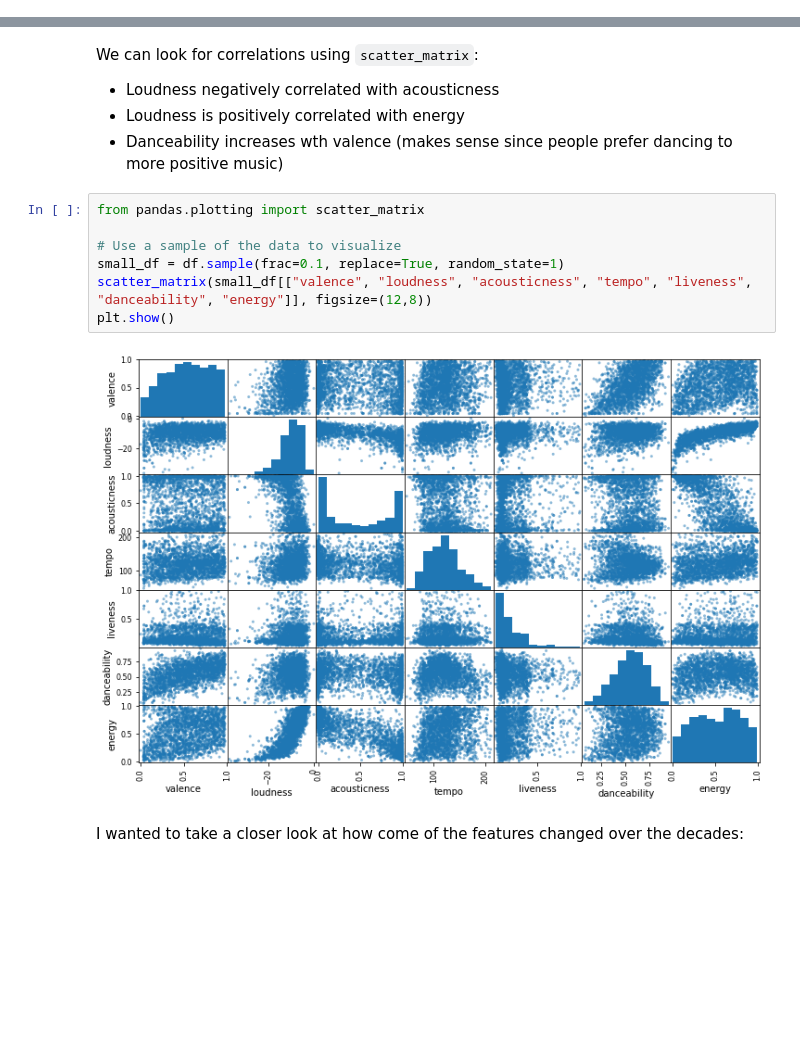
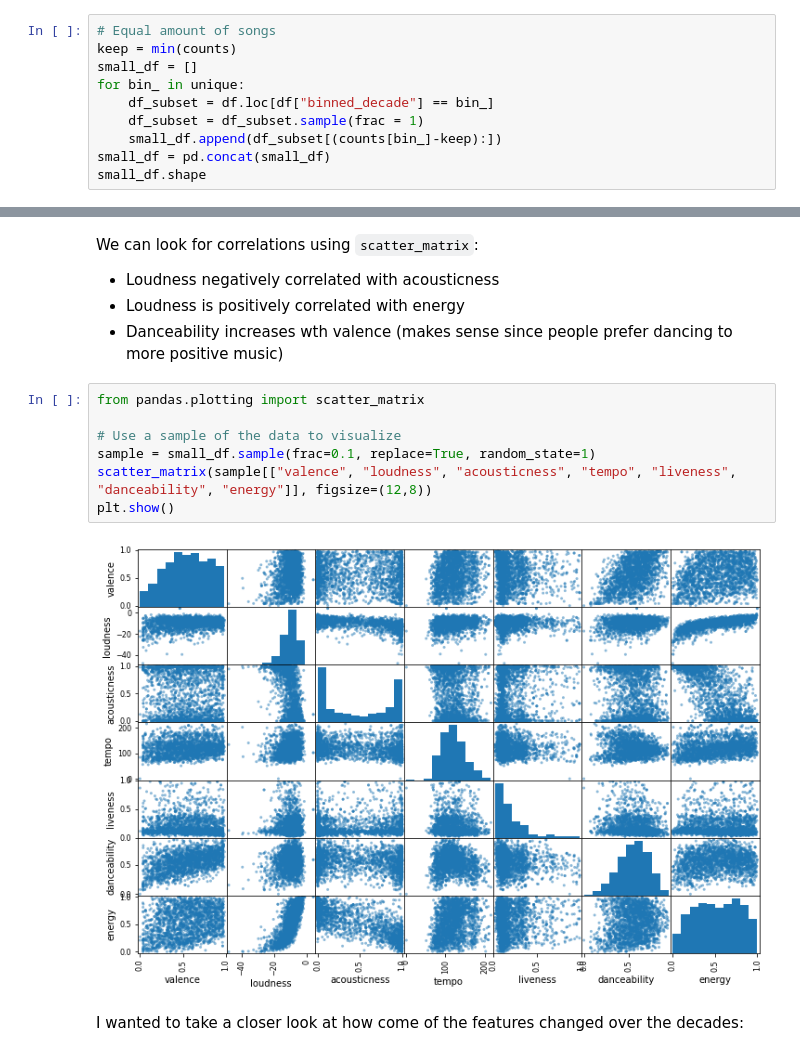
Before and after one commit to ritisha2000/SongClassificationByDecade, a Jupyter notebook: DecadeClassification.ipynb, the cells around one changed output, grey strips where cells are left out. Cells and saved outputs as stored; diff of their text form; blank space fills up the shorter version.

```diff
--- a/DecadeClassification.ipynb
+++ b/DecadeClassification.ipynb
@@ -75,3 +75,13 @@ df
 | 23962 | 5hqYMiXobcaHQxB21rTlzD | Ideal World | 2020 | 0.5890 | 0.745 | 166329 | 0.2960 | 0.009390 | ... |
 | 23963 | 0wAQl7JsYX4PgX3YCBf8RN | Love333 | 2020 | 0.8000 | 0.268 | 189560 | 0.3540 | 0.105000 | ... |
 23964 rows × 19 columns
+# %%
+# Equal amount of songs
+keep = min(counts)
+small_df = []
+for bin_ in unique:
+    df_subset = df.loc[df["binned_decade"] == bin_]
+    df_subset = df_subset.sample(frac = 1)
+    small_df.append(df_subset[(counts[bin_]-keep):])
+small_df = pd.concat(small_df)
+small_df.shape
@@ -100,12 +112,12 @@ We can look for correlations using `scatter_matrix`: <br>
 # %%
 from pandas.plotting import scatter_matrix
 
 # Use a sample of the data to visualize
-small_df = df.sample(frac=0.1, replace=True, random_state=1)
-scatter_matrix(small_df[["valence", "loudness", "acousticness", "tempo", "liveness", "danceability", "energy"]], figsize=(12,8))
+sample = small_df.sample(frac=0.1, replace=True, random_state=1)
+scatter_matrix(sample[["valence", "loudness", "acousticness", "tempo", "liveness", "danceability", "energy"]], figsize=(12,8))
 plt.show()
 # %% [output]
-[figure, old version]
+[figure, new version]
 # %% [markdown]
 I wanted to take a closer look at how come of the features changed over the decades:
 # %%
```
Also changed, not shown: parts of 26 cells of this notebook, 1 other file.
